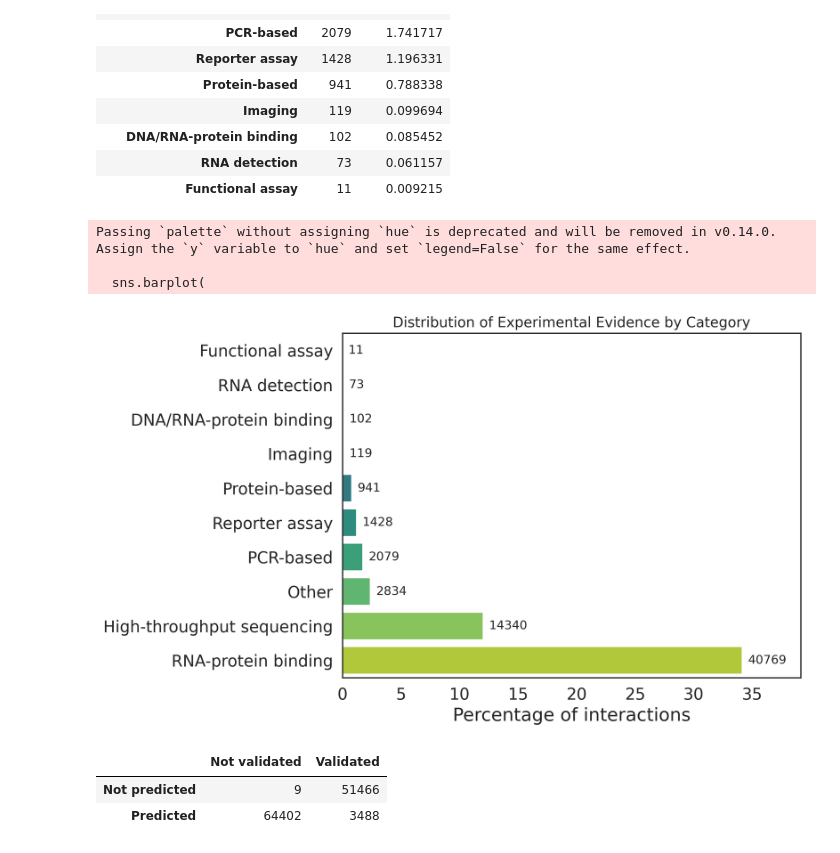
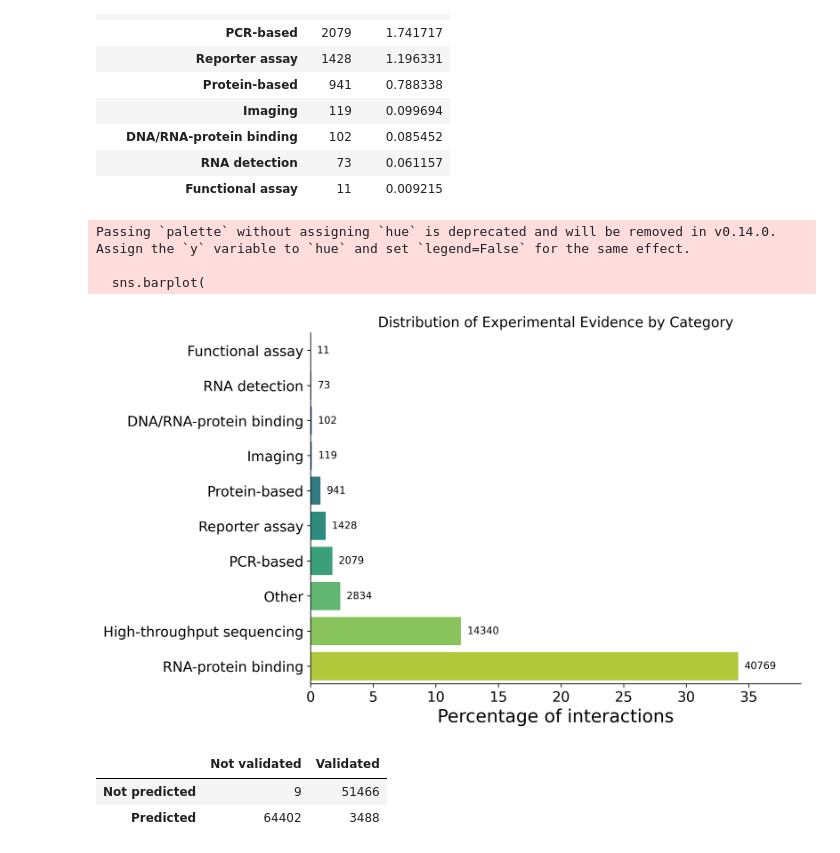
Before and after one commit to AnacletoLAB/RNAInterSeq, a Jupyter notebook: ncRNAInter_stats.ipynb, the cells around one changed output. Cells and saved outputs as stored; diff of their text form; code cells hidden in the pictures.

Commit message:
updated figures directores

```diff
--- a/ncRNAInter_stats.ipynb
+++ b/ncRNAInter_stats.ipynb
@@ -1047,0 +1017,13 @@ Validated interactions: 54954 (46.04%)
+# %%
+# remove mRNA-entities:
+import pandas as pd
+
+df = pd.read_pickle("data/interactions_with_sequences_RNA_RNA_15-03-2026.pkl")
+
+
+print(len(df))
+df = df[
+    (df["Category1"] != "mRNA") &
+    (df["Category2"] != "mRNA")
+]
+print(len(df))
@@ -1201,36 +1217,54 @@ category_summary
 | RNA detection | 73 | 0.061157 |
 | Functional assay | 11 | 0.009215 |
 # %%
+import seaborn as sns
 import matplotlib.pyplot as plt
-import seaborn as sns
+import matplotlib as mpl
+from scipy.stats import entropy
+
+# ---------------------------
+# Global style
+# ---------------------------
+mpl.rcParams.update({
+    "figure.figsize": (7,5),
+    "figure.dpi": 300,
+    "axes.labelsize": 18,
+    "axes.titlesize": 20,
+    "xtick.labelsize": 14,
+    "ytick.labelsize": 14,
+    "axes.spines.top": False,
+    "axes.spines.right": False,
+    "font.family": "sans-serif"
+})
+
 
 # Sort categories by count
 category_summary_sorted = category_summary.sort_values('Count', ascending=True)
 
 plt.figure(figsize=(10,6))
 sns.barplot(
     x='Percentage',
     y=category_summary_sorted.index,
     data=category_summary_sorted,
     palette='viridis'
 )
 
 # Add only counts next to the bars
 for i, count in enumerate(category_summary_sorted['Count']):
     plt.text(category_summary_sorted['Percentage'].iloc[i] + 0.5, i, f'{count}', va='center')
 
 plt.title('Distribution of Experimental Evidence by Category', fontsize=14)
 plt.xlabel('Percentage of interactions')
 plt.ylabel('')
 plt.xlim(0, category_summary_sorted['Percentage'].max() + 5)
 plt.tight_layout()
 plt.savefig("data/ncrna_stats/experimental_evidence_type.pdf")
 plt.show()
 # %% [output]
 Passing `palette` without assigning `hue` is deprecated and will be removed in v0.14.0. Assign the `y` variable to `hue` and set `legend=False` for the same effect.
 
   sns.barplot(
-[figure, old version]
+[figure, new version]
 # %%
 '''
 RNA-protein binding – includes CLIP, RIP, RISC-IP, HuR-IP, Co-IP, RNA pull-down, etc.
```
Also changed, not shown: parts of 4 cells of this notebook, 1 other file.
